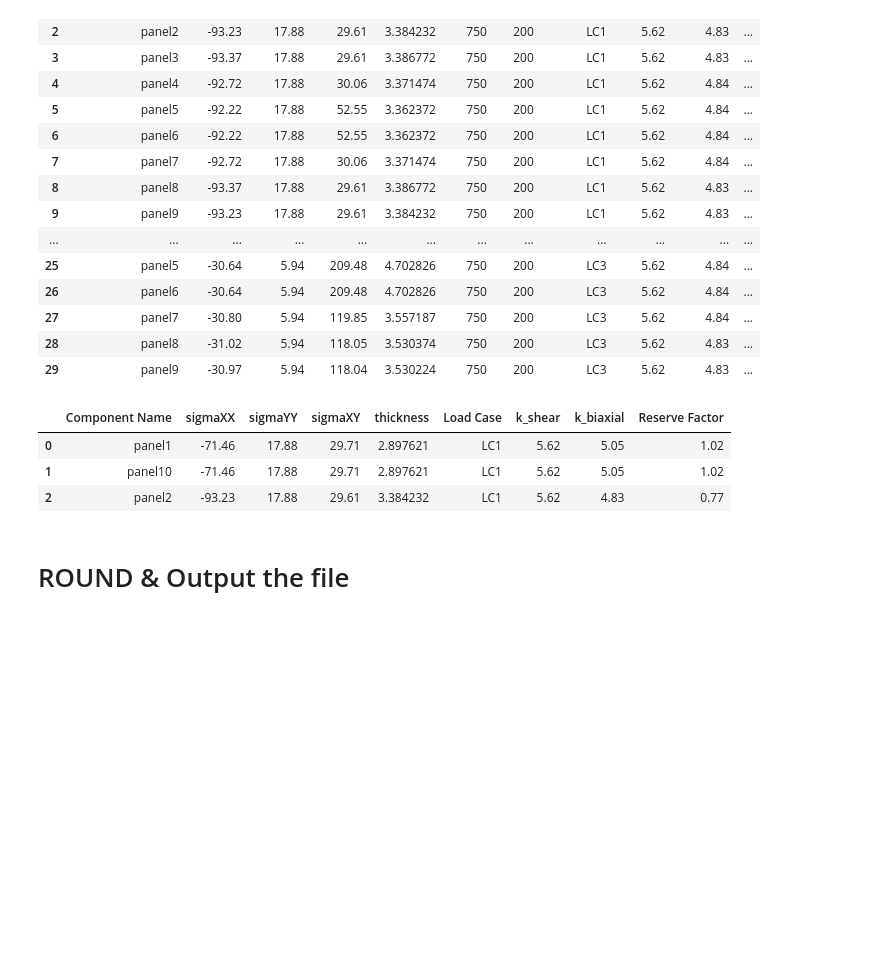
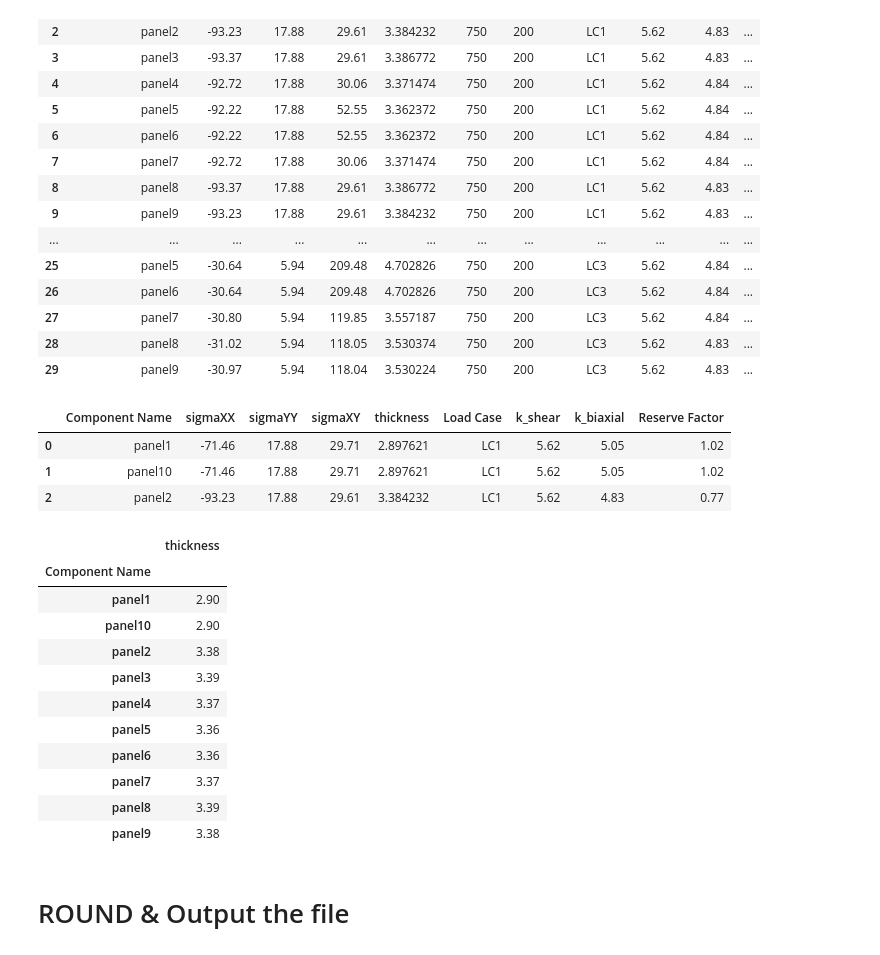
Before and after one commit to fabianober/tum-ase-project-2025-1_2, a Jupyter notebook: prototyping_notebooks/task_1e.ipynb, the cells around one changed output. Drawn from its saved outputs; the diff is of its cells as text; code cells hidden in the pictures; blank space fills up the shorter version.

Commit message:
Further worked on getting the correct outputs

```diff
--- a/prototyping_notebooks/task_1e.ipynb
+++ b/prototyping_notebooks/task_1e.ipynb
@@ -226,6 +226,24 @@ outputDf.head(3)
 | 0 | panel1 | -71.46 | 17.88 | 29.71 | 2.897621 | LC1 | 5.62 | 5.05 | 1.02 |
 | 1 | panel10 | -71.46 | 17.88 | 29.71 | 2.897621 | LC1 | 5.62 | 5.05 | 1.02 |
 | 2 | panel2 | -93.23 | 17.88 | 29.61 | 3.384232 | LC1 | 5.62 | 4.83 | 0.77 |
+# %%
+updateParametersDf = outputDf.groupby('Component Name').agg({
+    'thickness':'min'
+})
+updateParametersDf
+# %% [output]
+|  | thickness |
+| Component Name |  |
+| panel1 | 2.90 |
+| panel10 | 2.90 |
+| panel2 | 3.38 |
+| panel3 | 3.39 |
+| panel4 | 3.37 |
+| panel5 | 3.36 |
+| panel6 | 3.36 |
+| panel7 | 3.37 |
+| panel8 | 3.39 |
+| panel9 | 3.38 |
 # %% [markdown]
 # ROUND & Output the file
 # %%
```
